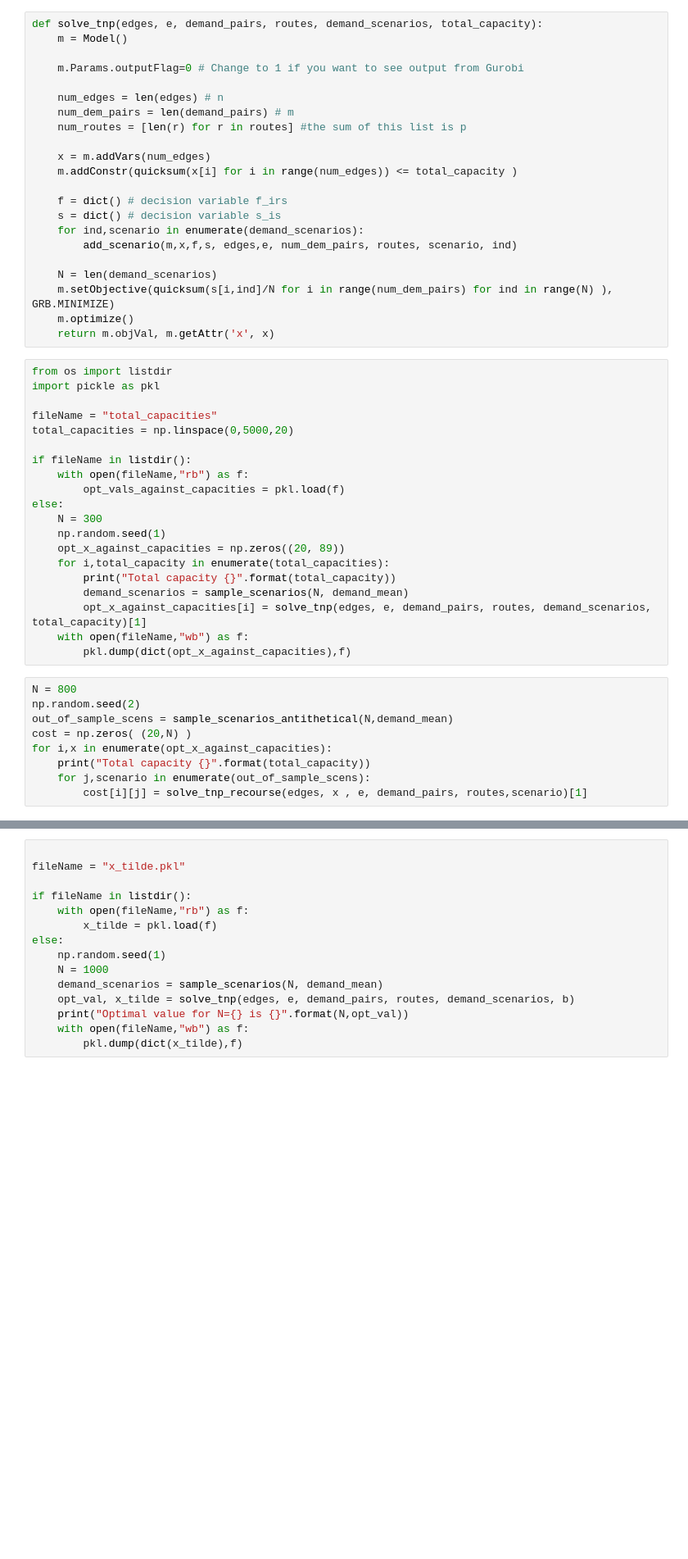
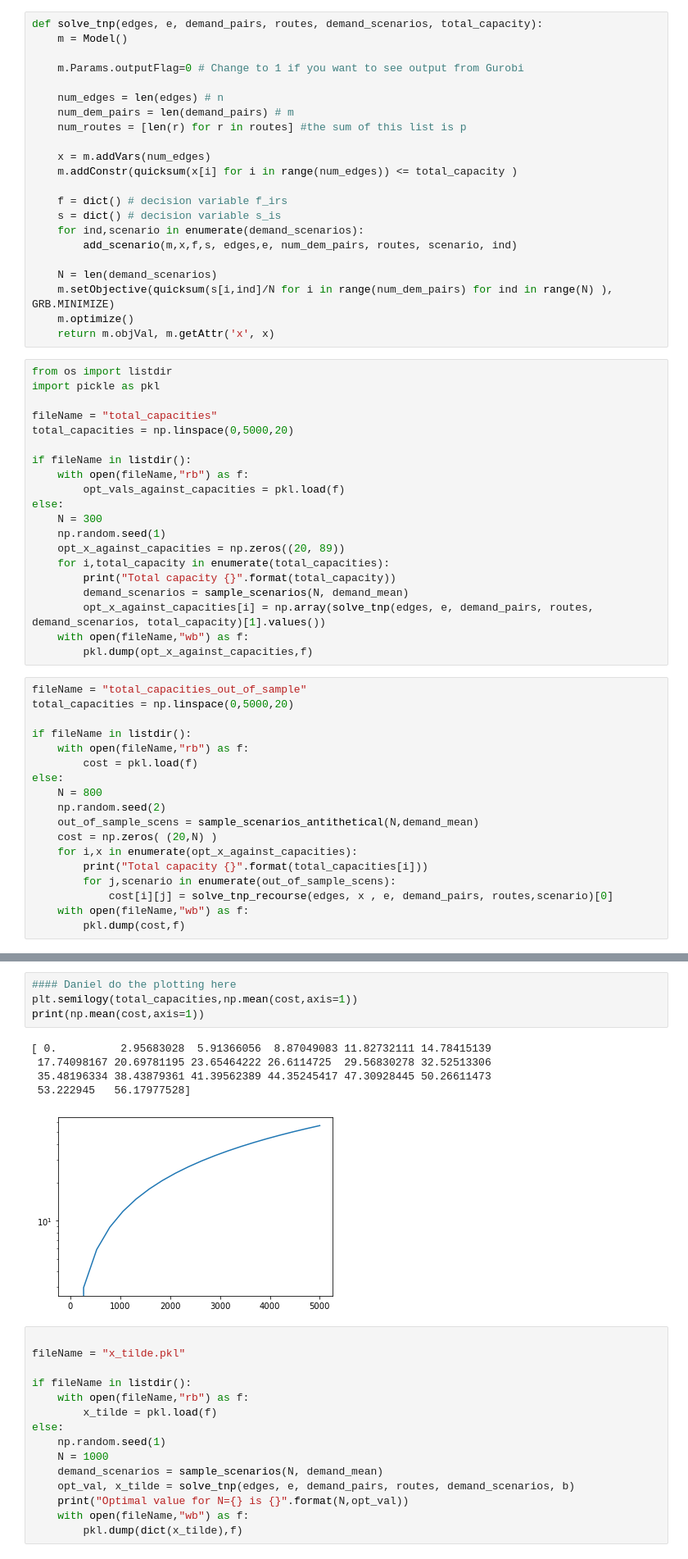
Before and after one commit to GeorgiosAliatimis/Stochastic_Optimization, a Jupyter notebook: TNP Group Task.ipynb, the cells around one changed output, grey strips where cells are left out. Shown at 82% size. Cells and saved outputs as stored; diff of their text form; blank space fills up the shorter version.

Commit message:
Cost varying total capacities

```diff
--- a/TNP Group Task.ipynb
+++ b/TNP Group Task.ipynb
@@ -150,15 +150,24 @@ else:
     for i,total_capacity in enumerate(total_capacities):
         print("Total capacity {}".format(total_capacity))
         demand_scenarios = sample_scenarios(N, demand_mean)
-        opt_x_against_capacities[i] = solve_tnp(edges, e, demand_pairs, routes, demand_scenarios, total_capacity)[1]
+        opt_x_against_capacities[i] = np.array(solve_tnp(edges, e, demand_pairs, routes, demand_scenarios, total_capacity)[1].values())
     with open(fileName,"wb") as f:
-        pkl.dump(dict(opt_x_against_capacities),f)
+        pkl.dump(opt_x_against_capacities,f)
 # %%
-N = 800
-np.random.seed(2)
-out_of_sample_scens = sample_scenarios_antithetical(N,demand_mean)
-cost = np.zeros( (20,N) )
-for i,x in enumerate(opt_x_against_capacities):
-    print("Total capacity {}".format(total_capacity))
-    for j,scenario in enumerate(out_of_sample_scens):
-        cost[i][j] = solve_tnp_recourse(edges, x , e, demand_pairs, routes,scenario)[1]
+fileName = "total_capacities_out_of_sample"
+total_capacities = np.linspace(0,5000,20)
+
+if fileName in listdir():
+    with open(fileName,"rb") as f:
+        cost = pkl.load(f)
+else:
+    N = 800
+    np.random.seed(2)
+    out_of_sample_scens = sample_scenarios_antithetical(N,demand_mean)
+    cost = np.zeros( (20,N) )
+    for i,x in enumerate(opt_x_against_capacities):
+        print("Total capacity {}".format(total_capacities[i]))
+        for j,scenario in enumerate(out_of_sample_scens):
+            cost[i][j] = solve_tnp_recourse(edges, x , e, demand_pairs, routes,scenario)[0]
+    with open(fileName,"wb") as f:
+        pkl.dump(cost,f)
@@ -165,3 +195,13 @@ for i,x in enumerate(opt_x_against_capacities):
+# %%
+#### Daniel do the plotting here
+plt.semilogy(total_capacities,np.mean(cost,axis=1))
+print(np.mean(cost,axis=1))
+# %% [output]
+[ 0.          2.95683028  5.91366056  8.87049083 11.82732111 14.78415139
+ 17.74098167 20.69781195 23.65464222 26.6114725  29.56830278 32.52513306
+ 35.48196334 38.43879361 41.39562389 44.35245417 47.30928445 50.26611473
+ 53.222945   56.17977528]
+[figure, added]
 # %%
 
 fileName = "x_tilde.pkl"
```
Also changed, not shown: parts of 1 cell of this notebook.
